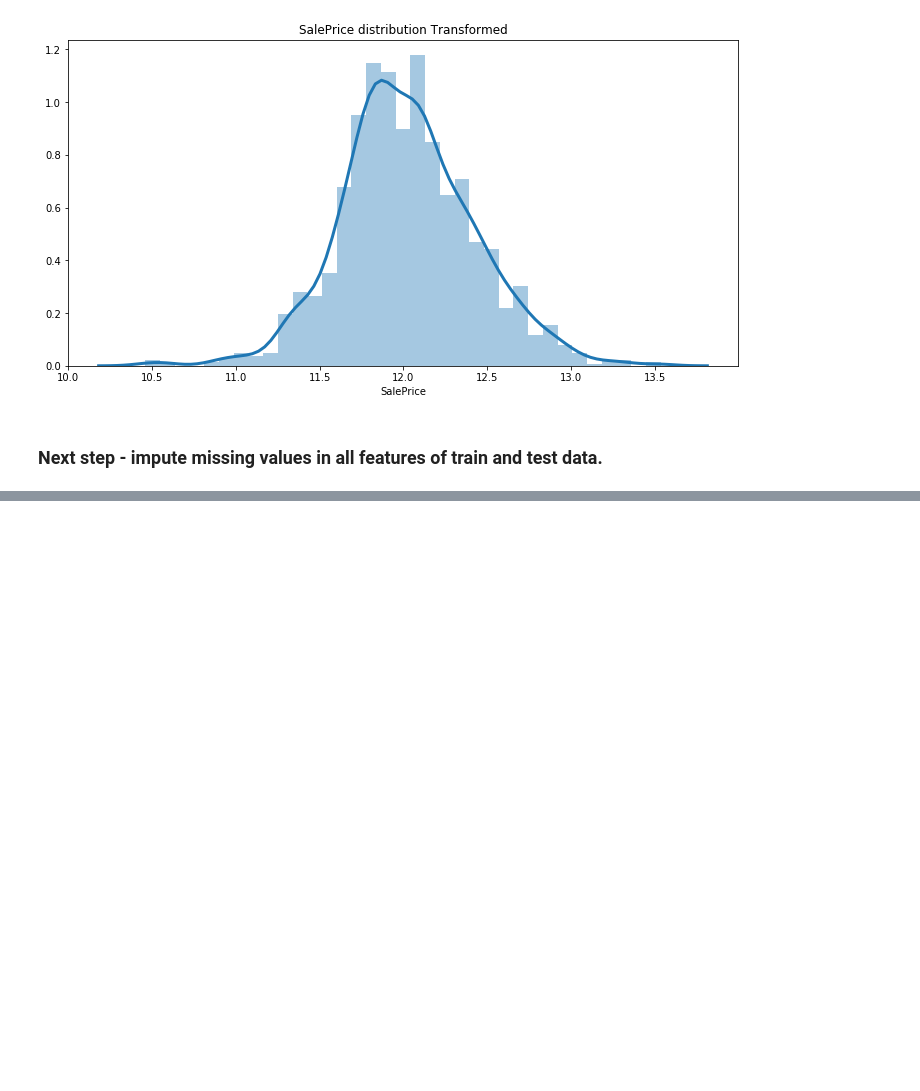
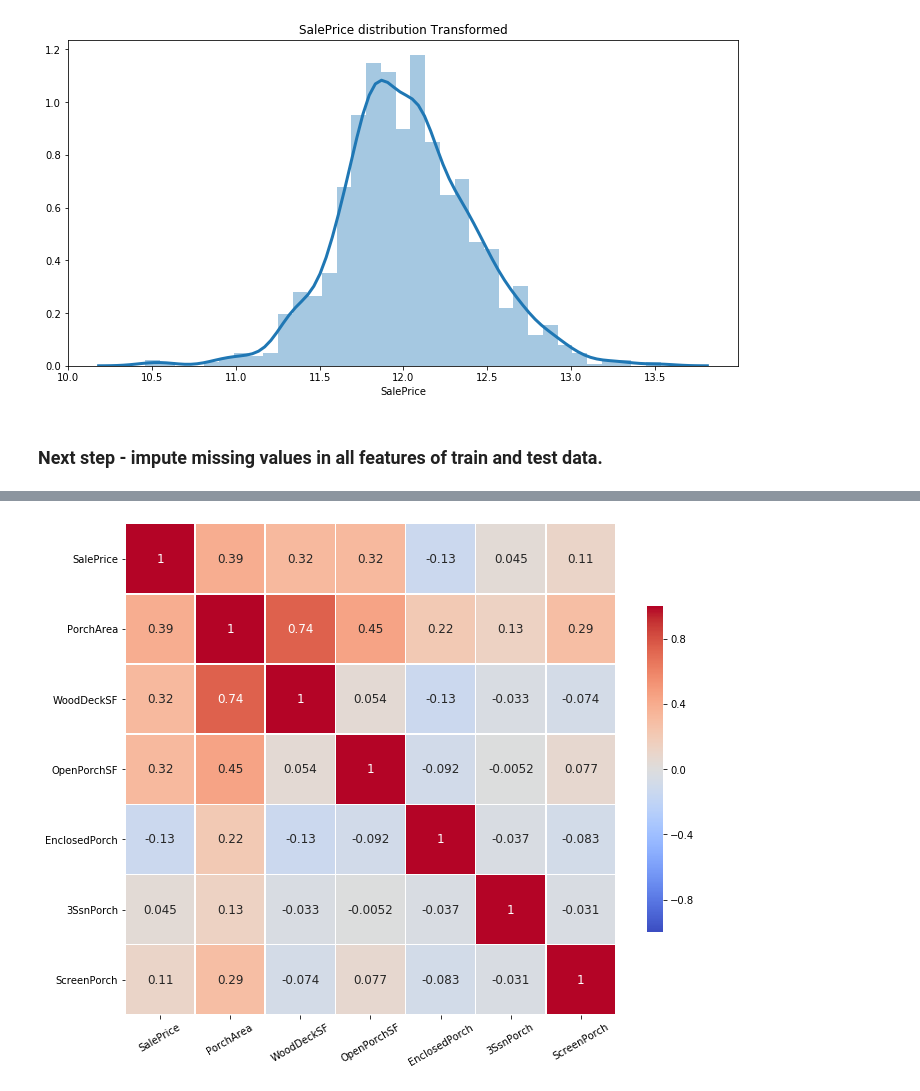
Before and after one commit to NadineIsaeva/study-ds, a Jupyter notebook: Kaggle/Boston Houses/House Prices, July.ipynb, the cells around one changed output, grey strips where cells are left out. Saved outputs shown, nothing was run; the diff lists cells and outputs as text; code cells hidden in the pictures; blank space fills up the shorter version.

```diff
--- a/Kaggle/Boston Houses/House Prices, July.ipynb
+++ b/Kaggle/Boston Houses/House Prices, July.ipynb
@@ -819,0 +1094,20 @@ Text(0.5, 1.0, 'SalePrice distribution Transformed')
+# %%
+porch_matrix = data[['SalePrice', 'PorchArea', 'WoodDeckSF', 'OpenPorchSF',
+                     'EnclosedPorch', '3SsnPorch', 'ScreenPorch']]
+fig, ax = plt.subplots(figsize=(11, 15))
+porch_heatmap = sns.heatmap(porch_matrix.corr(),
+                     square=True,
+                     linewidths = .5,
+                     cmap = 'coolwarm',
+                     cbar_kws = {'shrink': .4},
+                     vmin = -1,
+                     vmax = 1,
+                     annot = True,
+                     annot_kws = {'size': 12})
+ax.set_yticklabels(porch_matrix.columns)
+ax.set_xticklabels(porch_matrix.columns, rotation = 30)
+sns.set_style({'xtick.bottom': True}, {'ytick.left': True})
+
+# PorchArea is useful predictor, mostly correlated with WoodDeckSF
+# %% [output]
+[figure, added]
```
Also changed, not shown: parts of 42 cells of this notebook.
